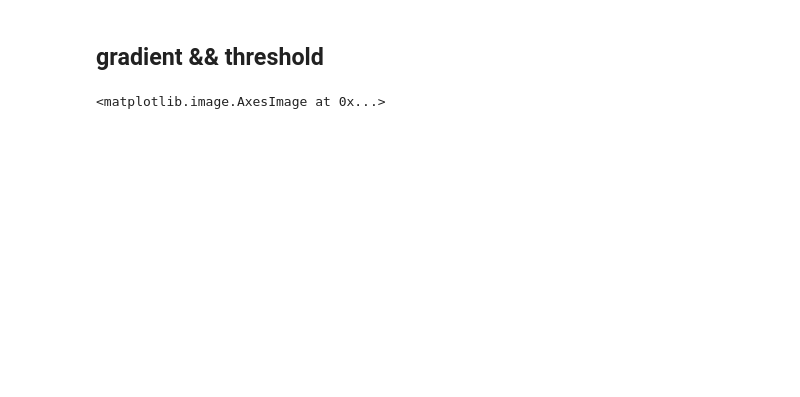
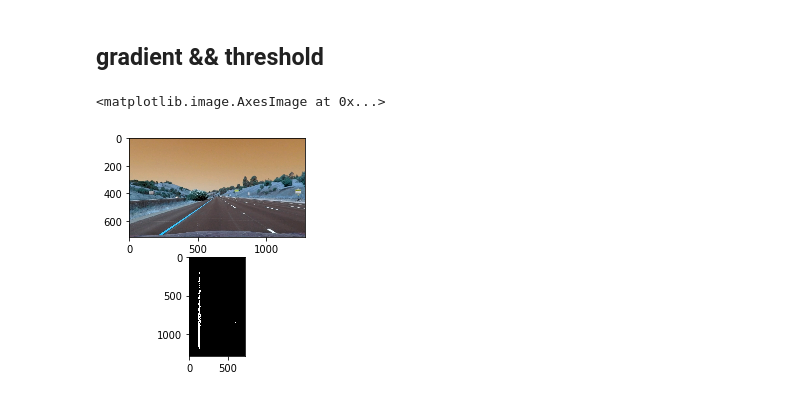
Before and after one commit to miaoyanlearningcode/CarND-Advanced-Lane-Lines, a Jupyter notebook: advanced_laneDetection.ipynb, the cells around one changed output. Cells and saved outputs as stored; diff of their text form; code cells hidden in the pictures; blank space fills up the shorter version.

```diff
--- a/advanced_laneDetection.ipynb
+++ b/advanced_laneDetection.ipynb
@@ -153,9 +155,9 @@ def hlsGradThreshold(img, sobel_kernel=3, thresh=(0,10)):
 def absoluteGradThreshold(img, orientation='x', sobel_kernel=3, thresh=(0,255)):
     img = cv2.cvtColor(img, cv2.COLOR_RGB2GRAY)
 
-    if orient == 'x':
+    if orientation == 'x':
         sobel = cv2.Sobel(img, cv2.CV_64F, 1, 0)
-    elif orient == 'y':
+    elif orientation == 'y':
         sobel = cv2.Sobel(img, cv2.CV_64F, 0, 1)
     else:
         return 'wrong direction'
@@ -164,39 +166,35 @@ def absoluteGradThreshold(img, orientation='x', sobel_kernel=3, thresh=(0,255)):
     scaled_sobel = np.uint8(255*abs_sobel/np.max(abs_sobel))
 
     binary_output = np.zeros_like(scaled_sobel)
-    binary_output[(scaled_sobel > thresh[0]) & (scaled_sobel < thresh_max[1])] = 1
+    binary_output[(scaled_sobel > thresh[0]) & (scaled_sobel < thresh[1])] = 1
     return binary_output
 # %%
 #combination of gradient thresh
 def combinationGD(img):
 
-    binary_mag = magGradThreshold(img, 5, (50,100))
-    binary_hls = hlsGradThreshold(img, 5, (100,255))
-    binary_dir = dirGradThreshold(img, 5, (np.pi/2,1.7))
+    binary_mag = magGradThreshold(img, 3, (40,255))
+    binary_hls = hlsGradThreshold(img, 3, (100,255))
+    binary_dir = dirGradThreshold(img, 3, (0.6,1.5))
+    binary_xabs = absoluteGradThreshold(img, 'x', 3, (10,255))
     binary_comb = np.zeros_like(binary_mag)
-    binary_comb[((binary_mag==1) & (binary_dir==1))|(binary_hls==1)] = 1
+    binary_comb[((binary_mag==1) & (binary_dir==1))|((binary_hls==1)&(binary_xabs==1))] = 1
 
     return binary_comb
 # %%
 #perspective transf
-nx = 1280
-ny = 720
 
-img = cv2.imread(test_images[5])
+img = cv2.imread(test_images[0])
 undistorted = cv2.undistort(img, mtx, dist, None, mtx)
 binaryComb = combinationGD(undistorted)
 plt.subplot(211)
-# plt.imshow(binaryComb, cmap='gray')
 plt.imshow(undistorted)
 
-src = np.float32([[595,440],[685,440],[1200,690],[80,690]])
-dst = np.float32([[0,0],[nx,0],[nx, ny],[0,ny]])
-M = cv2.getPerspectiveTransform(src, dst)
-warped = cv2.warpPerspective(binaryComb, M, (img.shape[1], img.shape[0]), flags=cv2.INTER_LINEAR)
+warped = cv2.warpPerspective(binaryComb, M, (img.shape[0], img.shape[1]), flags=cv2.INTER_LINEAR)
 plt.subplot(212)
 plt.imshow(warped, cmap='gray')
 # %% [output]
 <matplotlib.image.AxesImage at 0x...>
+[figure, added]
 # %%
 #sliding windows
 # %%
```
Also changed, not shown: parts of 1 cell of this notebook.
